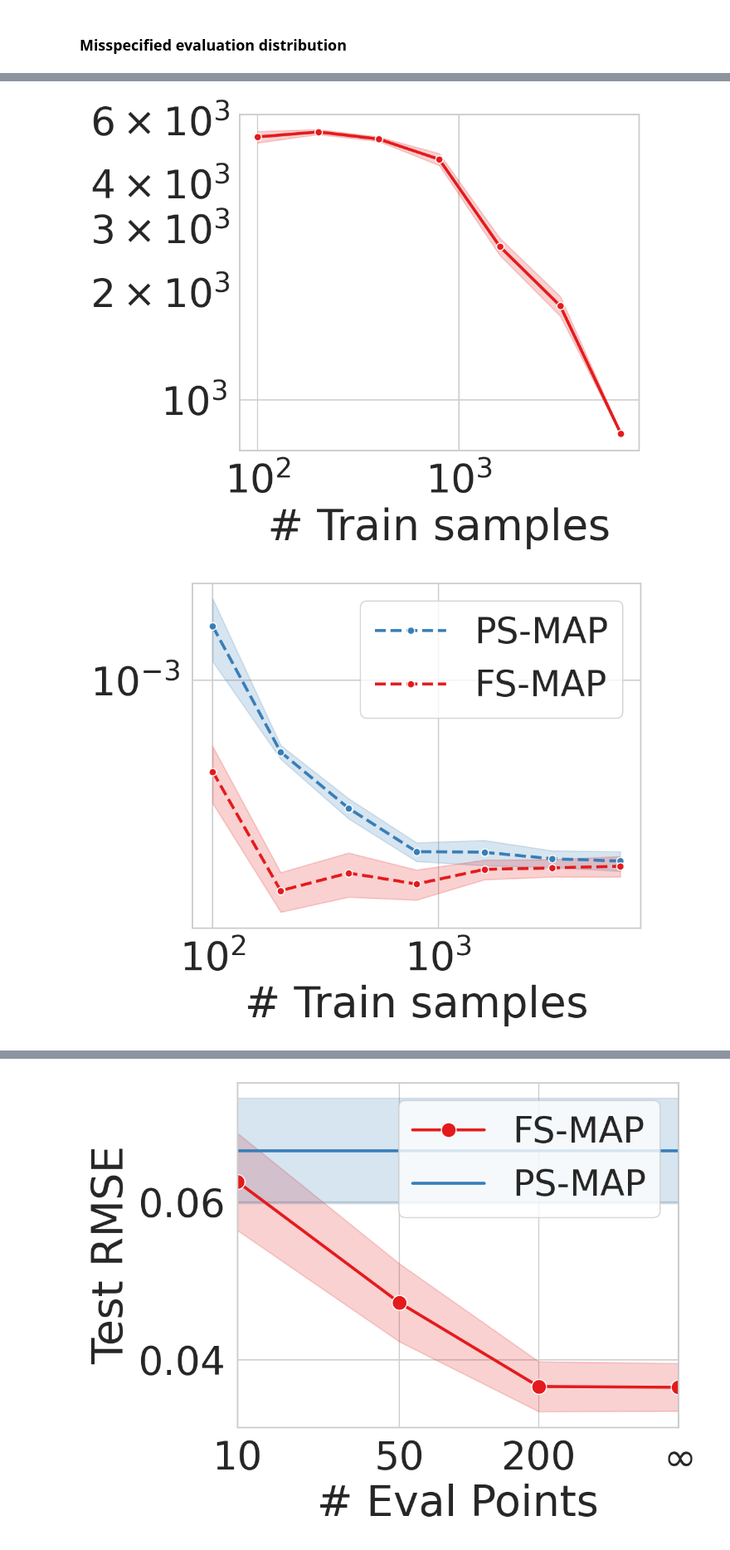
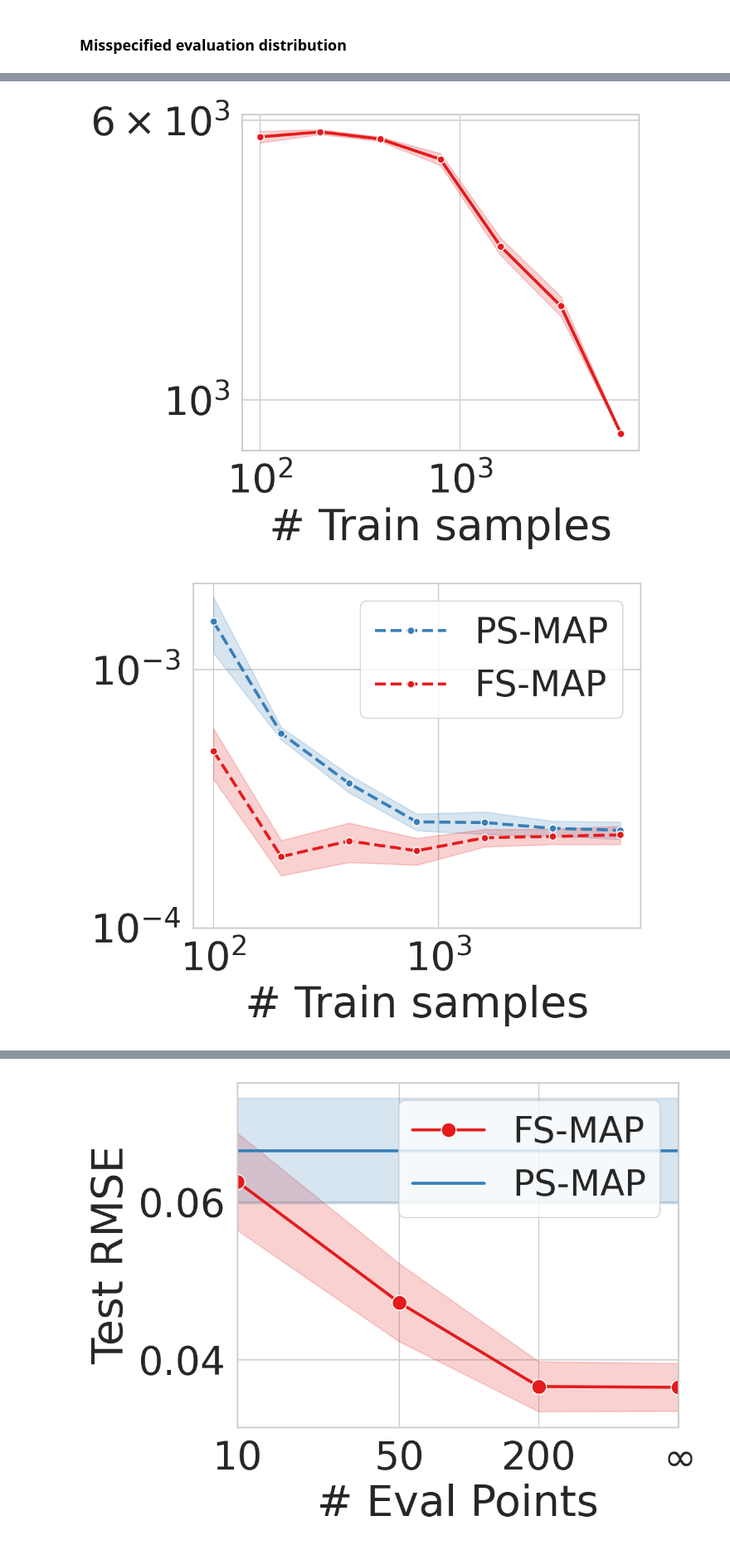
Before and after one commit to activatedgeek/function-space-map, a Jupyter notebook: notebooks/non_linear_mixture.ipynb, the cells around one changed output, grey strips where cells are left out. Shown at 83% size. Saved outputs shown, nothing was run; the diff lists cells and outputs as text; code cells hidden in the pictures.

```diff
--- a/notebooks/non_linear_mixture.ipynb
+++ b/notebooks/non_linear_mixture.ipynb
@@ -447,7 +447,7 @@ def run_compare(model, in_dim, x_train, y_train, x_eval_generator, n_step, lr, o
         return log_fs_posterior, log_ps_posterior
     # compute posteriors over a 2d grid [-3, 3] x [-3, 3]
     w1 = ps_params['params']['mixture_coeffs'][0]
-    w2s = jnp.linspace(-7.5, 2.5, 1000) # (100,)
+    w2s = jnp.linspace(-1000, 5, 1000) # (100,)
     # w2s = jax.random.uniform(jax.random.PRNGKey(0), shape=(1000,), minval=-10, maxval=1)
     # sort w2s
     w2s = jnp.sort(w2s)
@@ -476,15 +476,15 @@ def run_compare(model, in_dim, x_train, y_train, x_eval_generator, n_step, lr, o
     plt.figure(figsize=(6.5, 5), dpi=200)
     plt.scatter(x_train.squeeze(-1), y_train.squeeze(-1), s=20, color='black', zorder=10, label='Training Data')
     plt.plot(x_test.squeeze(-1), model.apply(fs_params, x_test).squeeze(-1), label='FS-MAP', color='C0', alpha=1, linewidth=3)
-    plt.plot(x_test.squeeze(-1), model.apply(ps_params, x_test).squeeze(-1), label='PS-MAP', color='C1', linestyle='--', alpha=1, linewidth=2)
+    plt.plot(x_test.squeeze(-1), model.apply(ps_params, x_test).squeeze(-1), label='PS-MAP', color='C1', linestyle='--', alpha=1, linewidth=2.5)
     # plot samples with thin lines and label only the first one
     # plt.plot(x_test.squeeze(-1), pred_sampleds.squeeze(-1).T, color='C2', alpha=0.3, linewidth=1)
     # plt.plot(x_test.squeeze(-1), pred_sampleds[0].squeeze(-1), color='C2', alpha=0.3, linewidth=1, label='Posterior Samples')
 
     plt.xlabel('$x$')
     plt.ylabel('$y$')
-    # plt.plot(x_test.squeeze(-1), pred_mean.squeeze(-1), label='Predictive Mean', color='green')
-    plt.ylim([0, 1])
+    plt.plot(x_test.squeeze(-1), pred_mean.squeeze(-1), label='BMA', color='green', linewidth=2)
+    plt.ylim([-0.01, 1])
     plt.legend(loc='upper right', fontsize=16)
     plt.tight_layout()
     return w2s, log_fs_posteriors, log_ps_posteriors, w_ps, w_fs
@@ -562,7 +562,8 @@ in_dim = 1
 cs = [-0.5, 0.5]
 width = 0.03
 feature_fn = rbf_features(cs, width, height=1)
-prior_stds = 1.2 * np.ones(2)
+prior_scale = 10
+prior_stds = prior_scale * np.ones(2)
 act_fn = jnp.exp
 model = NonLinearMixture(feature_fn, act_fn, prior_stds)
 
@@ -593,7 +594,7 @@ y_train = jnp.concatenate([y_train, new_y], axis=0)
 
 noise_std = 0.1 # observation noise in likelihood
 r = run_compare(model, in_dim, x_train, y_train, x_eval_generator, n_step, lr, optimizer, noise_std, jitter, temp=1, result_path=None, plot=True)
-plt.savefig('nonlinear_mixture/plots/GM.pdf')
+plt.savefig(f'nonlinear_mixture/plots/GM_{prior_scale}.pdf')
 
 w2, pf, pw, w_ps, w_fs = r
 pf = jax.nn.softmax(pf)
@@ -627,7 +628,7 @@ plt.legend(fontsize=20)
 # add margin to each side
 plt.tight_layout()
 
-plt.savefig('nonlinear_mixture/plots/GM_posterior.pdf')
+plt.savefig(f'nonlinear_mixture/plots/GM_posterior_{prior_scale}.pdf')
 plt.show()
 # %% [output]
 Number of parameters: 2
@@ -936,6 +933,10 @@ df = df.sort_values(by=['n_train', 'method'])
 # add a column for generalization gap
 df['generalization_gap'] = df['test_rmse'] - df['train_rmse']
 # %%
+import matplotlib.ticker
+from matplotlib.ticker import ScalarFormatter, NullFormatter
+
+
 sns.set_style("whitegrid")
 sns.set_context("paper", font_scale=3, rc={"lines.linewidth": 2})
 sns.set_palette("Set1")
@@ -957,11 +958,13 @@ df_diff['n_train'] = df_fs_map.n_train
 df_diff['difference'] = (df_fs_map.log_fs_posterior.values - df_ps_map.log_fs_posterior.values)
 # Plot the differences using sns.lineplot
 plt.figure(figsize=(6,5), dpi=200)
-sns.lineplot(data=df_diff, x='n_train', y='difference', ci='sd', errorbar='sd', marker='o', markersize=5)
+plot = sns.lineplot(data=df_diff, x='n_train', y='difference', ci='sd', errorbar='sd', marker='o', markersize=5)
+plot.set_xscale('log')
+plot.set_yscale('log')
+plot.yaxis.set_minor_formatter(NullFormatter())
+plot.set_yticks([1e3, 6e3])
 plt.xlabel('# Train samples')
 plt.ylabel('')
-plt.yscale('log')
-plt.xscale('log')
 plt.tight_layout()
 plt.savefig(f'nonlinear_mixture/plots/{feature_name}/log_fs_posterior.pdf')
 plt.savefig(f'nonlinear_mixture/plots/{feature_name}/log_fs_posterior.png')
@@ -969,11 +972,13 @@ plt.show()
 
 plt.figure(figsize=(6,5), dpi=200)
 sns.lineplot(x='n_train', y='hess_train_mse', data=df[df.method == 'PS-MAP'], linestyle='--', label='PS-MAP', color='C1', errorbar='sd', marker='o', markersize=5)
-sns.lineplot(x='n_train', y='hess_train_mse', data=df[df.method == 'FS-MAP'], linestyle='--', label='FS-MAP', color='C0', errorbar='sd', marker='o', markersize=5)
+plot = sns.lineplot(x='n_train', y='hess_train_mse', data=df[df.method == 'FS-MAP'], linestyle='--', label='FS-MAP', color='C0', errorbar='sd', marker='o', markersize=5)
 plt.xlabel('# Train samples')
 plt.ylabel('')
-plt.yscale('log')
-plt.xscale('log')
+plot.set_xscale('log')
+plot.set_yscale('log')
+plot.yaxis.set_minor_formatter(NullFormatter())
+plot.set_yticks([1e-3, 1e-4])
 plt.legend(loc='upper right', prop={'size': 24})
 plt.tight_layout()
 plt.savefig(f'nonlinear_mixture/plots/{feature_name}/hess_train_mse.pdf')
@@ -996,11 +1001,13 @@ plt.show()
 
 plt.figure(figsize=(6,5), dpi=200)
 sns.lineplot(x='n_train', y='train_rmse', data=df[df.method == 'PS-MAP'], linestyle='--', label='PS-MAP', color='C1', errorbar='sd', marker='o', markersize=5)
-sns.lineplot(x='n_train', y='train_rmse', data=df[df.method == 'FS-MAP'], linestyle='--', label='FS-MAP', color='C0', errorbar='sd', marker='o', markersize=5)
+plot = sns.lineplot(x='n_train', y='train_rmse', data=df[df.method == 'FS-MAP'], linestyle='--', label='FS-MAP', color='C0', errorbar='sd', marker='o', markersize=5)
 plt.xlabel('# Train samples')
 plt.ylabel('')
-plt.yscale('log')
-plt.xscale('log')
+plot.set_xscale('log')
+plot.set_yscale('log')
+plot.yaxis.set_minor_formatter(NullFormatter())
+plot.set_yticks([1e-1, 3e-2])
 # remove legend
 plt.legend([],[], frameon=False)
 plt.tight_layout()
@@ -1014,3 +1021,3 @@ The `ci` parameter is deprecated. Use `errorbar='sd'` for the same effect.
-[figure, old version]
+[figure, new version]
-[figure, old version]
+[figure, new version]
 [figure]
```
Also changed, not shown: parts of 3 cells of this notebook.
